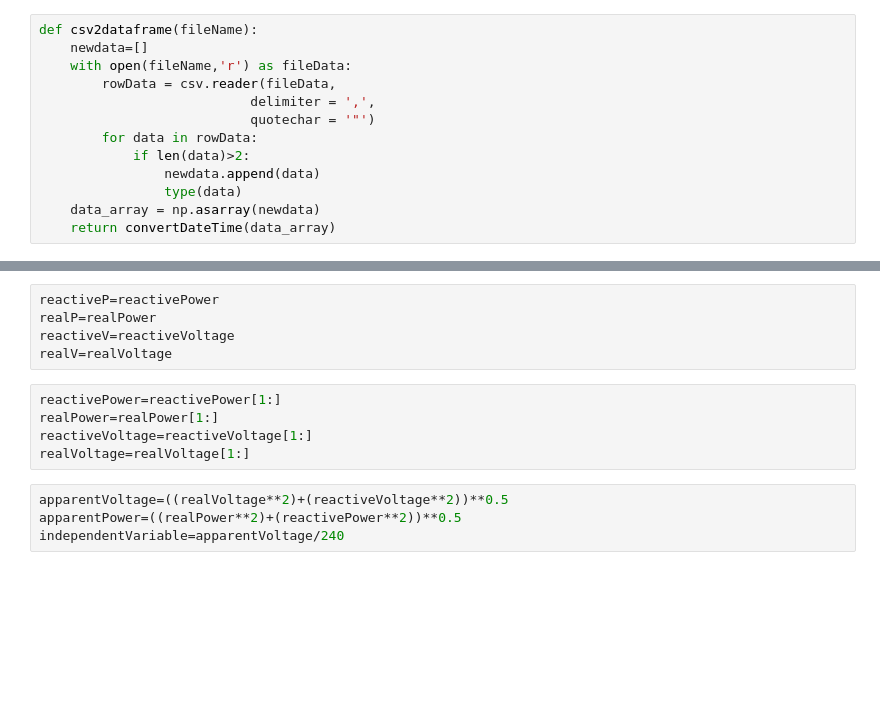
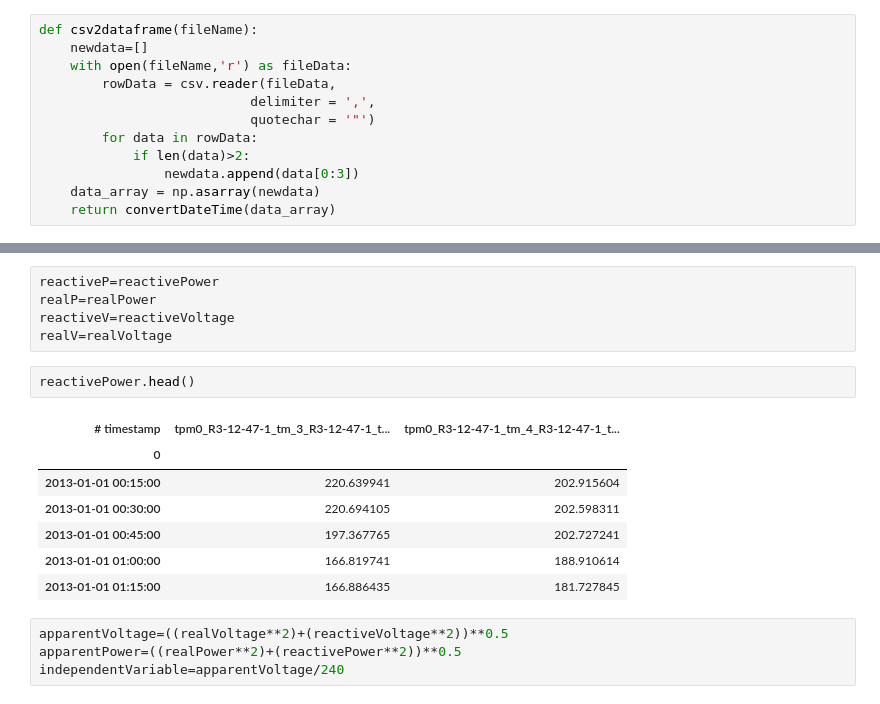
Before and after one commit to GRIDAPPSD/GOSS-GridAPPS-D, a Jupyter notebook: applications/python/pyVVO/ami2zip/amiZip.ipynb, the cells around one changed output, grey strips where cells are left out. Saved outputs shown, nothing was run; the diff lists cells and outputs as text; blank space fills up the shorter version.

```diff
--- a/applications/python/pyVVO/ami2zip/amiZip.ipynb
+++ b/applications/python/pyVVO/ami2zip/amiZip.ipynb
@@ -79,8 +79,7 @@ def csv2dataframe(fileName):
                            quotechar = '"')
         for data in rowData:
             if len(data)>2:
-                newdata.append(data)
-                type(data)
+                newdata.append(data[0:3])
     data_array = np.asarray(newdata)
     return convertDateTime(data_array)
 # %% [markdown]
@@ -122,11 +122,16 @@ reactiveP=reactivePower
 realP=realPower
 reactiveV=reactiveVoltage
 realV=realVoltage
-# %%
-reactivePower=reactivePower[1:]
-realPower=realPower[1:]
-reactiveVoltage=reactiveVoltage[1:]
-realVoltage=realVoltage[1:]
+# %%
+reactivePower.head()
+# %% [output]
+| # timestamp | tpm0_R3-12-47-1_tm_3_R3-12-47-1_t... | tpm0_R3-12-47-1_tm_4_R3-12-47-1_t... |
+| 0 |  |  |
+| 2013-01-01 00:15:00 | 220.639941 | 202.915604 |
+| 2013-01-01 00:30:00 | 220.694105 | 202.598311 |
+| 2013-01-01 00:45:00 | 197.367765 | 202.727241 |
+| 2013-01-01 01:00:00 | 166.819741 | 188.910614 |
+| 2013-01-01 01:15:00 | 166.886435 | 181.727845 |
 # %%
 apparentVoltage=((realVoltage**2)+(reactiveVoltage**2))**0.5
 apparentPower=((realPower**2)+(reactivePower**2))**0.5
```
Also changed, not shown: parts of 1 cell of this notebook, 1 other file.
